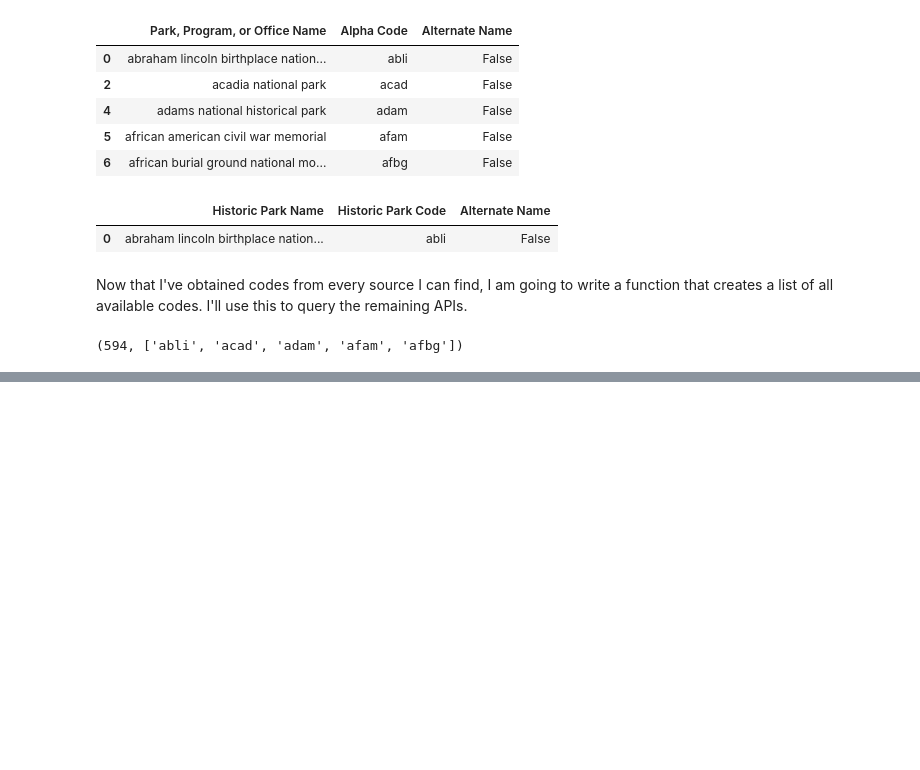
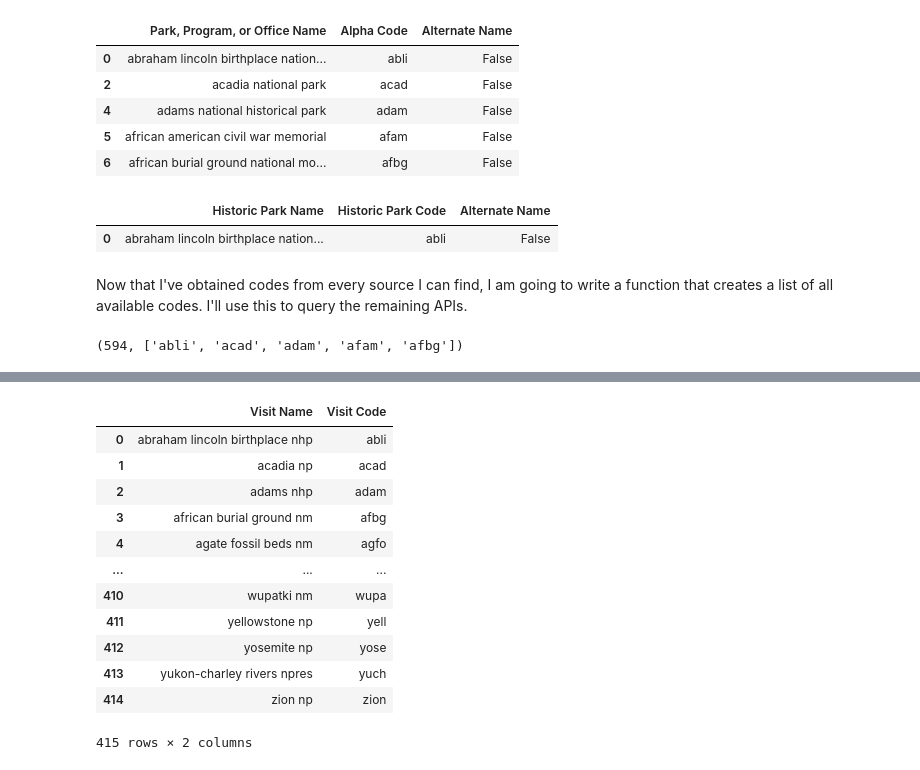
Before and after one commit to jeccalong/NPS_Mortality_Analysis, a Jupyter notebook: Notebooks/aquisitionAndCleaning.ipynb, the cells around one changed output, grey strips where cells are left out. Cells and saved outputs as stored; diff of their text form; code cells hidden in the pictures; blank space fills up the shorter version.

```diff
--- a/Notebooks/aquisitionAndCleaning.ipynb
+++ b/Notebooks/aquisitionAndCleaning.ipynb
@@ -920,0 +949,16 @@ len(all_codes), all_codes[:5]
+# %%
+df_visit_codes
+# %% [output]
+|  | Visit Name | Visit Code |
+| 0 | abraham lincoln birthplace nhp | abli |
+| 1 | acadia np | acad |
+| 2 | adams nhp | adam |
+| 3 | african burial ground nm | afbg |
+| 4 | agate fossil beds nm | agfo |
+| ... | ... | ... |
+| 410 | wupatki nm | wupa |
+| 411 | yellowstone np | yell |
+| 412 | yosemite np | yose |
+| 413 | yukon-charley rivers npres | yuch |
+| 414 | zion np | zion |
+415 rows × 2 columns
```
Also changed, not shown: parts of 18 cells of this notebook.
